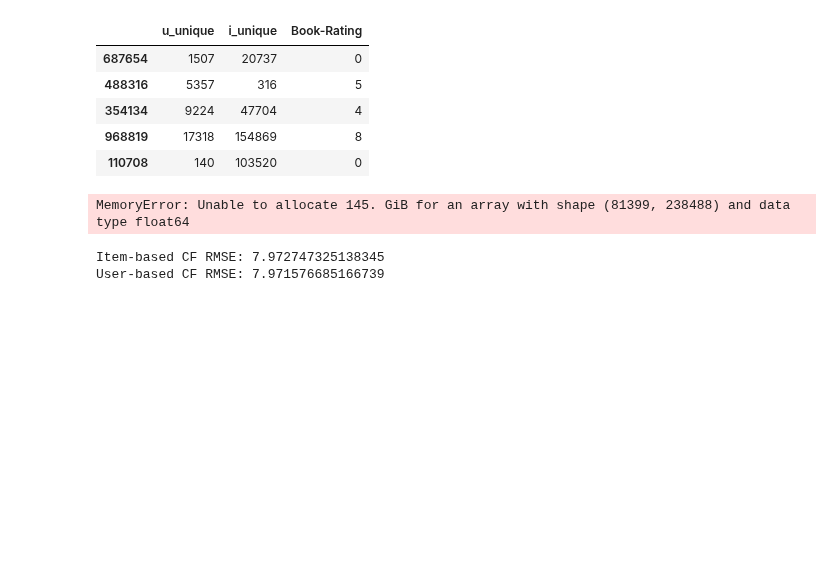
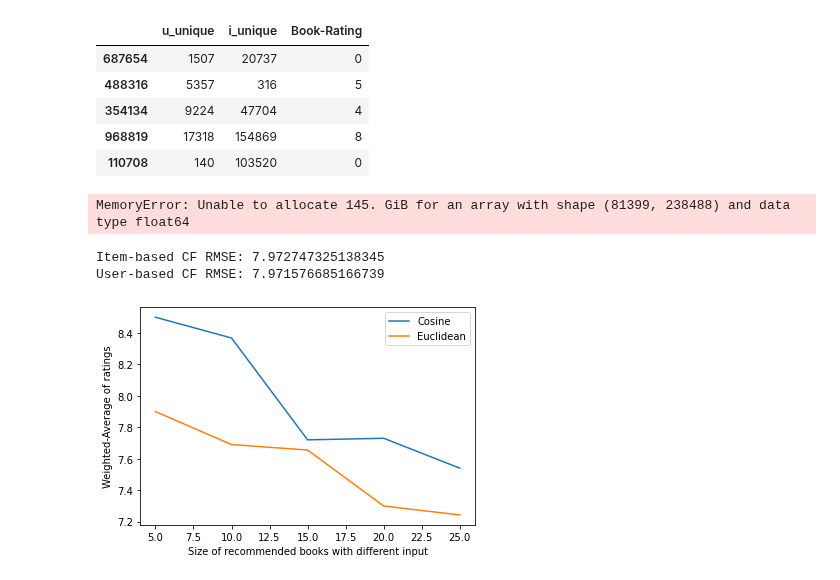
Before and after one commit to premsagar05/project9A, a Jupyter notebook: Book_Recommendation_System.ipynb, the cells around one changed output. Cells and saved outputs as stored; diff of their text form; code cells hidden in the pictures; blank space fills up the shorter version.

```diff
--- a/Book_Recommendation_System.ipynb
+++ b/Book_Recommendation_System.ipynb
@@ -532,0 +993,13 @@ User-based CF RMSE: 7.971576685166739
+# %%
+import matplotlib as mpl
+import matplotlib.pyplot as plt
+import numpy as np
+
+fig, ax = plt.subplots()
+ax.plot([5,10,15,20,25], [8.5,8.368,7.72,7.73,7.54],label='Cosine');
+ax.plot([5,10,15,20,25], [7.9,7.69,7.6553,7.299,7.2424],label='Euclidean');
+ax.set_xlabel('Size of recommended books with different input');
+ax.set_ylabel('Weighted-Average of ratings');
+ax.legend();
+# %% [output]
+[figure, added]
```
Also changed, not shown: parts of 85 cells of this notebook.
